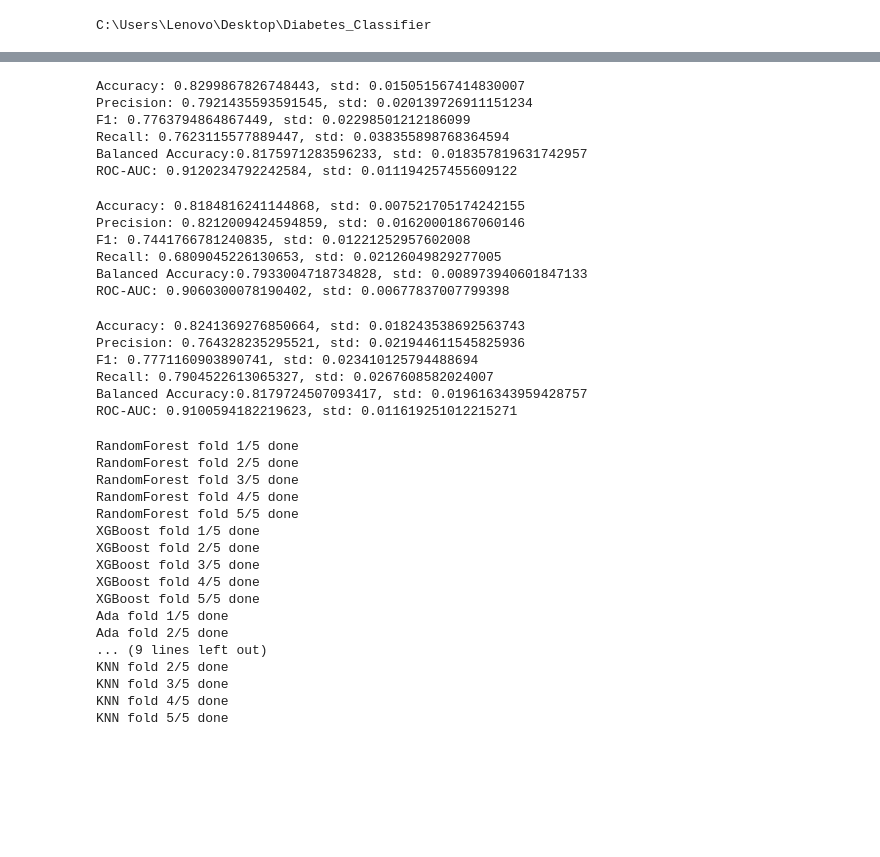
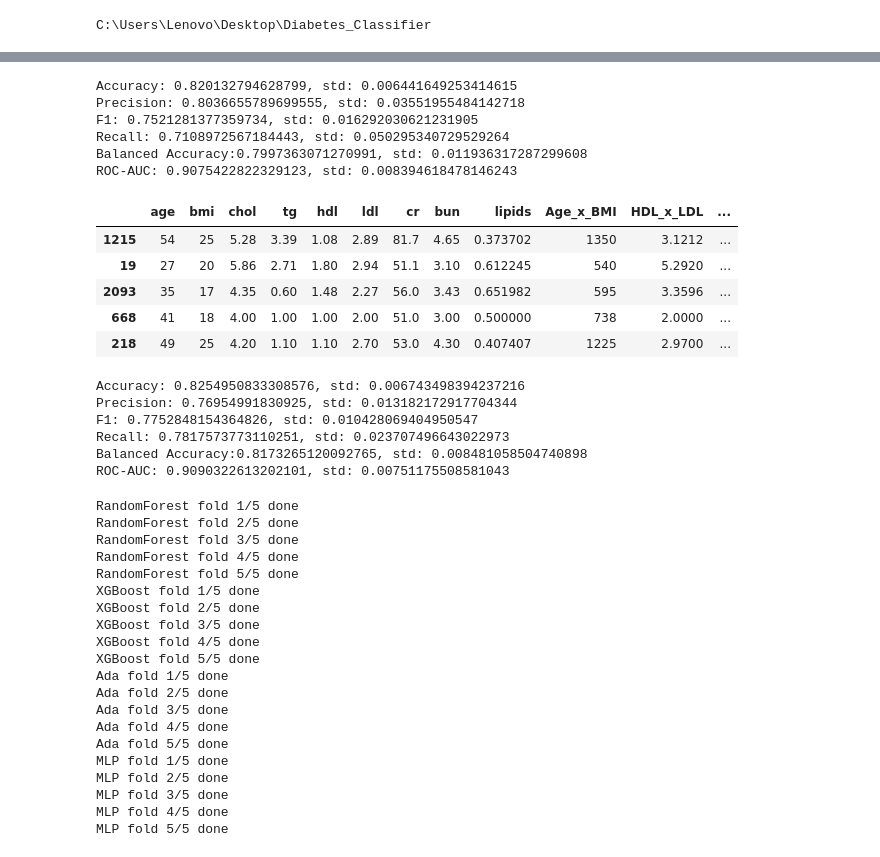
Before and after one commit to 13lend1/Diabetes-Classification, a Jupyter notebook: notebooks/model.ipynb, the cells around one changed output, grey strips where cells are left out. Saved outputs shown, nothing was run; the diff lists cells and outputs as text; code cells hidden in the pictures; blank space fills up the shorter version.

```diff
--- a/notebooks/model.ipynb
+++ b/notebooks/model.ipynb
@@ -136,12 +108,12 @@ mlp.set_params(mlp_params)
 
 
 
-m=mlp.evaluation(X_eval_scaled,y_eval_scaled)
+m=mlp.evaluation(X_train_scaled,y_train)
 m.out()
 # %% [output]
-Accuracy: 0.8299867826748443, std: 0.015051567414830007
-Precision: 0.7921435593591545, std: 0.020139726911151234
-F1: 0.7763794864867449, std: 0.02298501212186099
-Recall: 0.7623115577889447, std: 0.038355898768364594
-Balanced Accuracy:0.8175971283596233, std: 0.018357819631742957
-ROC-AUC: 0.9120234792242584, std: 0.011194257455609122
+Accuracy: 0.820132794628799, std: 0.006441649253414615
+Precision: 0.8036655789699555, std: 0.03551955484142718
+F1: 0.7521281377359734, std: 0.016292030621231905
+Recall: 0.7108972567184443, std: 0.050295340729529264
+Balanced Accuracy:0.7997363071270991, std: 0.011936317287299608
+ROC-AUC: 0.9075422822329123, std: 0.008394618478146243
@@ -156,34 +120,28 @@ svc.set_params(svc_params)
-# %%
-knn=KNN()
-knn_params={'n_neighbors': 28, 'weights': 'uniform', 'metric': 'minkowski', 'p': 2, 'algorithm': 'kd_tree', 'leaf_size': 12, 'n_jobs': -1}
-knn.set_params(knn_params)
-
-m=knn.evaluation(X_eval_scaled,y_eval_scaled)
-m.out()
-# parameters=knn.hyperparameter_tuning(X_train_scaled,y_train,20)
-# %% [output]
-Accuracy: 0.8184816241144868, std: 0.007521705174242155
-Precision: 0.8212009424594859, std: 0.01620001867060146
-F1: 0.7441766781240835, std: 0.01221252957602008
-Recall: 0.6809045226130653, std: 0.02126049829277005
-Balanced Accuracy:0.7933004718734828, std: 0.008973940601847133
-ROC-AUC: 0.9060300078190402, std: 0.00677837007799398
+# %%
+X_eval.head()
+# %% [output]
+|  | age | bmi | chol | tg | hdl | ldl | cr | bun | lipids | Age_x_BMI | HDL_x_LDL | ... |
+| 1215 | 54 | 25 | 5.28 | 3.39 | 1.08 | 2.89 | 81.7 | 4.65 | 0.373702 | 1350 | 3.1212 | ... |
+| 19 | 27 | 20 | 5.86 | 2.71 | 1.80 | 2.94 | 51.1 | 3.10 | 0.612245 | 540 | 5.2920 | ... |
+| 2093 | 35 | 17 | 4.35 | 0.60 | 1.48 | 2.27 | 56.0 | 3.43 | 0.651982 | 595 | 3.3596 | ... |
+| 668 | 41 | 18 | 4.00 | 1.00 | 1.00 | 2.00 | 51.0 | 3.00 | 0.500000 | 738 | 2.0000 | ... |
+| 218 | 49 | 25 | 4.20 | 1.10 | 1.10 | 2.70 | 53.0 | 4.30 | 0.407407 | 1225 | 2.9700 | ... |
 # %%
 ada = Ada()
 ada_params={'n_estimators': 364, 'learning_rate': 0.6133741065916875}
 # ada_params=ada.hyperparameter_tuning(X_eval,y_eval,20)
 ada.set_params(ada_params)
-m=ada.evaluation(X_eval,y_eval,5)
+m=ada.evaluation(X_train,y_train,5)
 m.out()
 # %% [output]
-Accuracy: 0.8241369276850664, std: 0.018243538692563743
-Precision: 0.764328235295521, std: 0.021944611545825936
-F1: 0.7771160903890741, std: 0.023410125794488694
-Recall: 0.7904522613065327, std: 0.0267608582024007
-Balanced Accuracy:0.8179724507093417, std: 0.019616343959428757
-ROC-AUC: 0.9100594182219623, std: 0.011619251012215271
+Accuracy: 0.8254950833308576, std: 0.006743498394237216
+Precision: 0.76954991830925, std: 0.013182172917704344
+F1: 0.7752848154364826, std: 0.010428069404950547
+Recall: 0.7817573773110251, std: 0.023707496643022973
+Balanced Accuracy:0.8173265120092765, std: 0.008481058504740898
+ROC-AUC: 0.9090322613202101, std: 0.00751175508581043
 # %%
-ensemble=[rf,xgb,ada,mlp,knn]
+ensemble=[rf,xgb,ada,mlp]
 X_train_copy=X_train_scaled.copy()
 X_test_copy=X_test_scaled.copy()
 oof=pd.DataFrame()
@@ -203,11 +161,14 @@ XGBoost fold 4/5 done
 XGBoost fold 5/5 done
 Ada fold 1/5 done
 Ada fold 2/5 done
-... (9 lines left out)
-KNN fold 2/5 done
-KNN fold 3/5 done
-KNN fold 4/5 done
-KNN fold 5/5 done
+Ada fold 3/5 done
+Ada fold 4/5 done
+Ada fold 5/5 done
+MLP fold 1/5 done
+MLP fold 2/5 done
+MLP fold 3/5 done
+MLP fold 4/5 done
+MLP fold 5/5 done
 # %%
 meta_x_model=LR()
 params={'penalty': 'l2', 'l1_ratio': 0.377184927025366, 'C': 0.3926479245177274, 'class_weight': 'balanced','n_jobs':-1}
```
Also changed, not shown: parts of 18 cells of this notebook, 20 other files.
